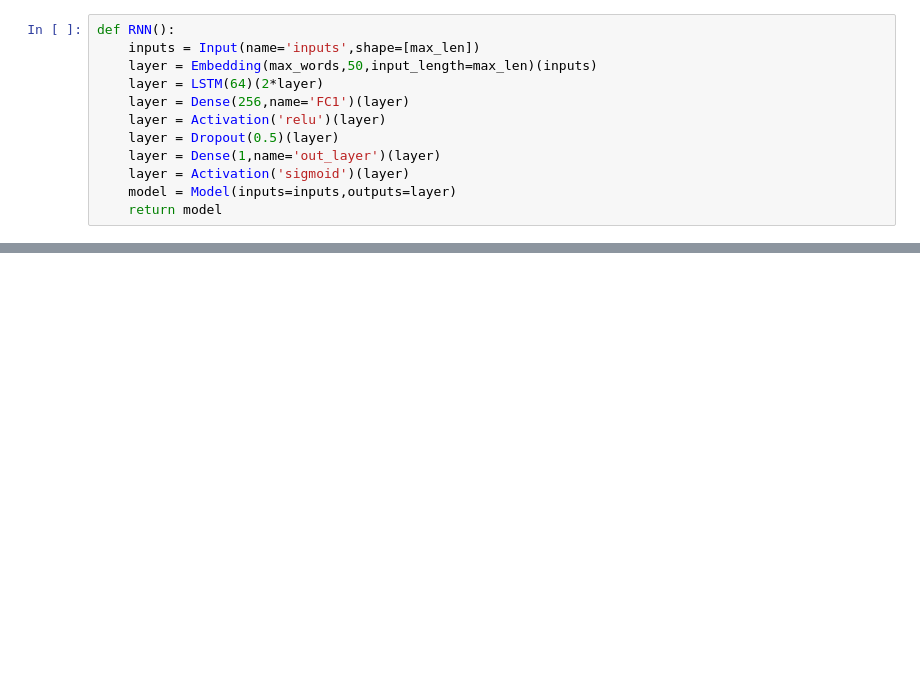
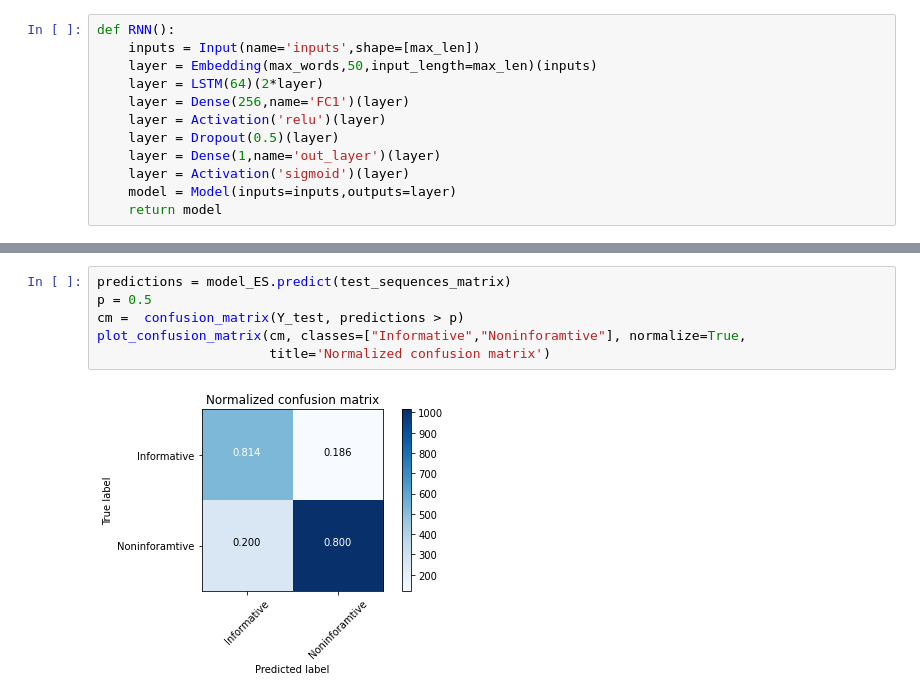
Before and after one commit to mslovett21/crisis-computing, a Jupyter notebook: text-analysis-scripts/LSTM_checked.ipynb, the cells around one changed output, grey strips where cells are left out. Drawn from its saved outputs; the diff is of its cells as text; blank space fills up the shorter version.

```diff
--- a/text-analysis-scripts/LSTM_checked.ipynb
+++ b/text-analysis-scripts/LSTM_checked.ipynb
@@ -142,3 +156,11 @@ Epoch 4/10
+# %%
+predictions = model_ES.predict(test_sequences_matrix)
+p = 0.5
+cm =  confusion_matrix(Y_test, predictions > p)
+plot_confusion_matrix(cm, classes=["Informative","Noninforamtive"], normalize=True,
+                      title='Normalized confusion matrix')
+# %% [output]
+[figure, added]
 # %%
 plot_summaries(training_history_ES.history['accuracy'],training_history_ES.history['val_accuracy'],\
               "Model Accuracy ES", "accuracy", "imgs/acc_ES")
```
Also changed, not shown: parts of 25 cells of this notebook.
